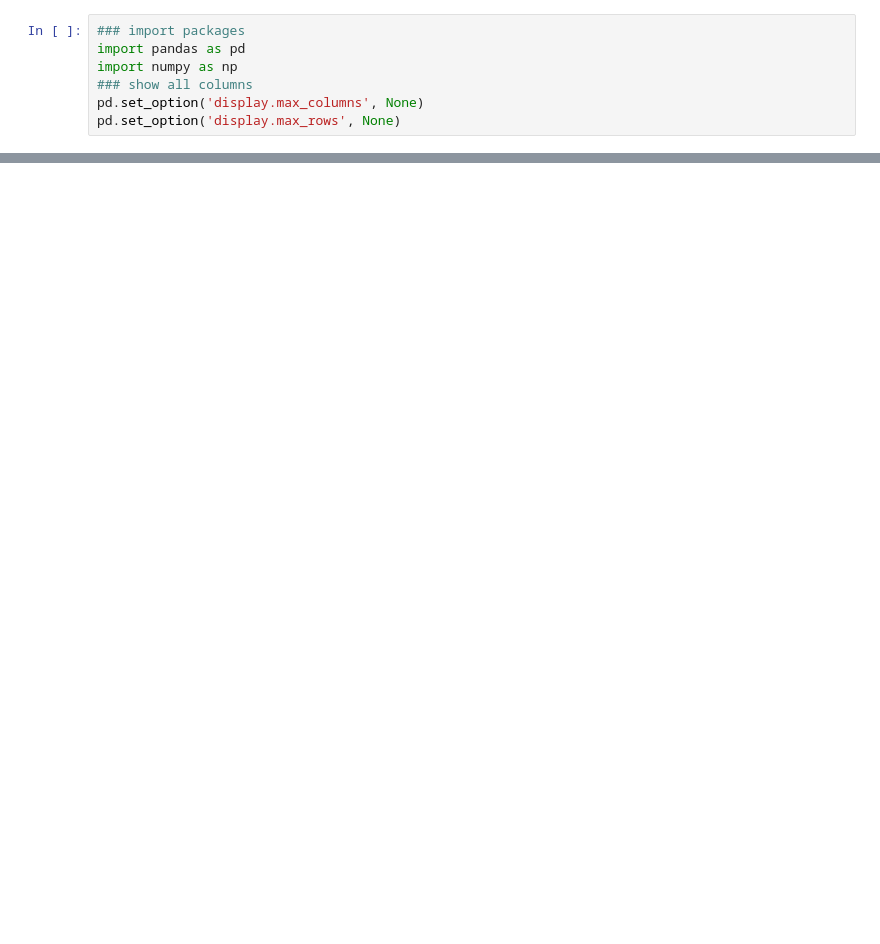
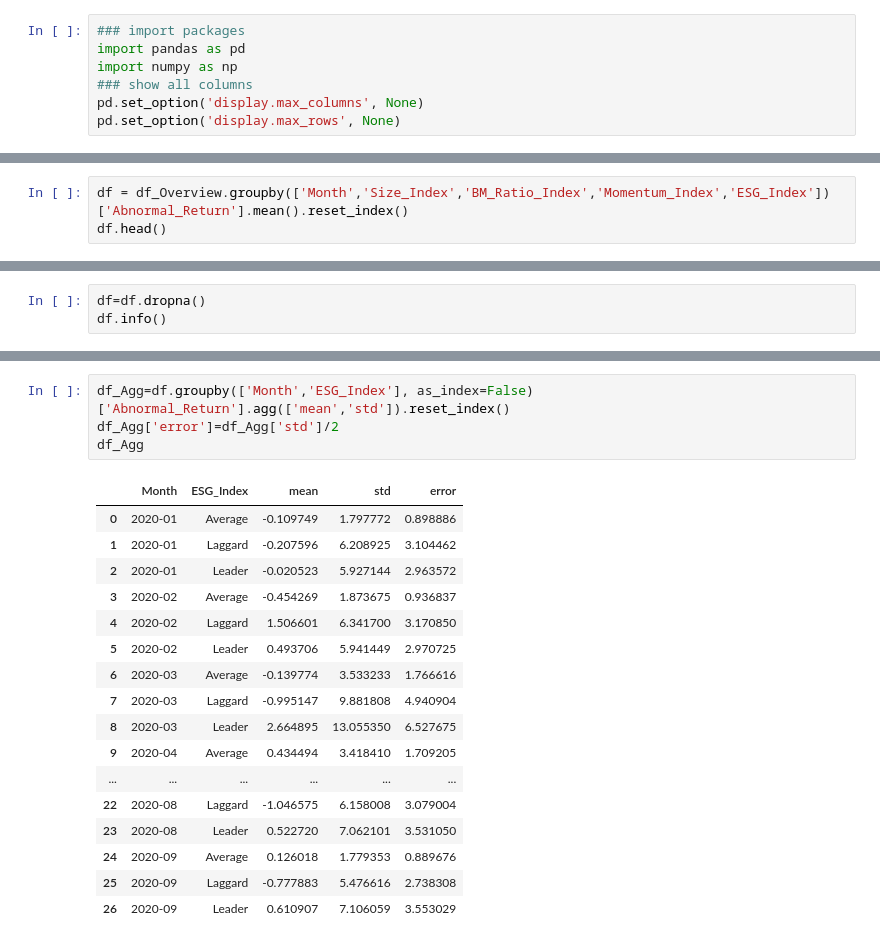
Before and after one commit to sunshineluyao/ESG_with_benchmark, a Jupyter notebook: Categorization/Overview.ipynb, the cells around one changed output, grey strips where cells are left out. Saved outputs shown, nothing was run; the diff lists cells and outputs as text; blank space fills up the shorter version.

```diff
--- a/Categorization/Overview.ipynb
+++ b/Categorization/Overview.ipynb
@@ -41,0 +30,3 @@ fig.update_layout(
+# %%
+df = df_Overview.groupby(['Month','Size_Index','BM_Ratio_Index','Momentum_Index','ESG_Index'])['Abnormal_Return'].mean().reset_index()
+df.head()
@@ -41,0 +40,3 @@ fig.update_layout(
+# %%
+df=df.dropna()
+df.info()
@@ -41,0 +66,22 @@ fig.update_layout(
+# %%
+df_Agg=df.groupby(['Month','ESG_Index'], as_index=False)['Abnormal_Return'].agg(['mean','std']).reset_index()
+df_Agg['error']=df_Agg['std']/2
+df_Agg
+# %% [output]
+|  | Month | ESG_Index | mean | std | error |
+| 0 | 2020-01 | Average | -0.109749 | 1.797772 | 0.898886 |
+| 1 | 2020-01 | Laggard | -0.207596 | 6.208925 | 3.104462 |
+| 2 | 2020-01 | Leader | -0.020523 | 5.927144 | 2.963572 |
+| 3 | 2020-02 | Average | -0.454269 | 1.873675 | 0.936837 |
+| 4 | 2020-02 | Laggard | 1.506601 | 6.341700 | 3.170850 |
+| 5 | 2020-02 | Leader | 0.493706 | 5.941449 | 2.970725 |
+| 6 | 2020-03 | Average | -0.139774 | 3.533233 | 1.766616 |
+| 7 | 2020-03 | Laggard | -0.995147 | 9.881808 | 4.940904 |
+| 8 | 2020-03 | Leader | 2.664895 | 13.055350 | 6.527675 |
+| 9 | 2020-04 | Average | 0.434494 | 3.418410 | 1.709205 |
+| ... | ... | ... | ... | ... | ... |
+| 22 | 2020-08 | Laggard | -1.046575 | 6.158008 | 3.079004 |
+| 23 | 2020-08 | Leader | 0.522720 | 7.062101 | 3.531050 |
+| 24 | 2020-09 | Average | 0.126018 | 1.779353 | 0.889676 |
+| 25 | 2020-09 | Laggard | -0.777883 | 5.476616 | 2.738308 |
+| 26 | 2020-09 | Leader | 0.610907 | 7.106059 | 3.553029 |
```
Also changed, not shown: parts of 17 cells of this notebook.
